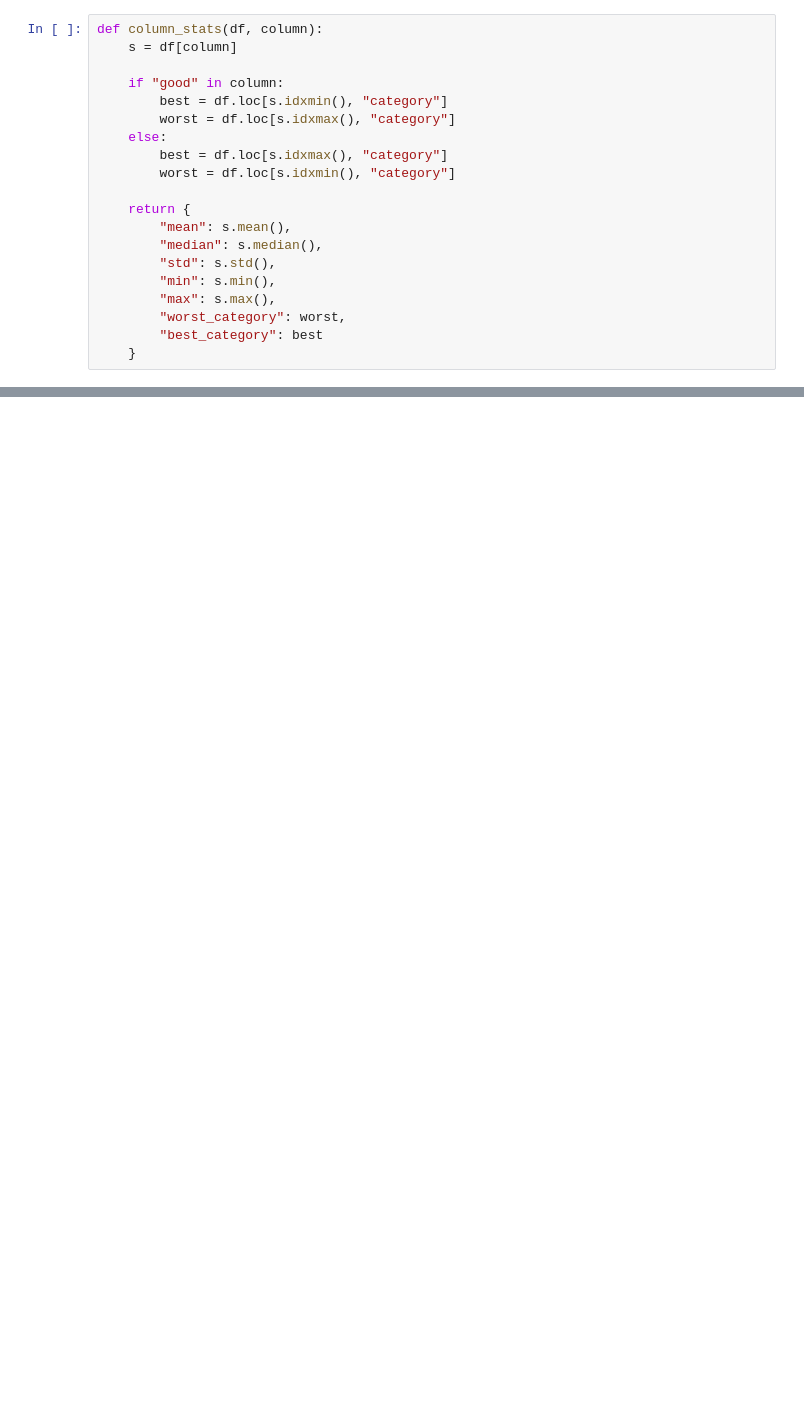
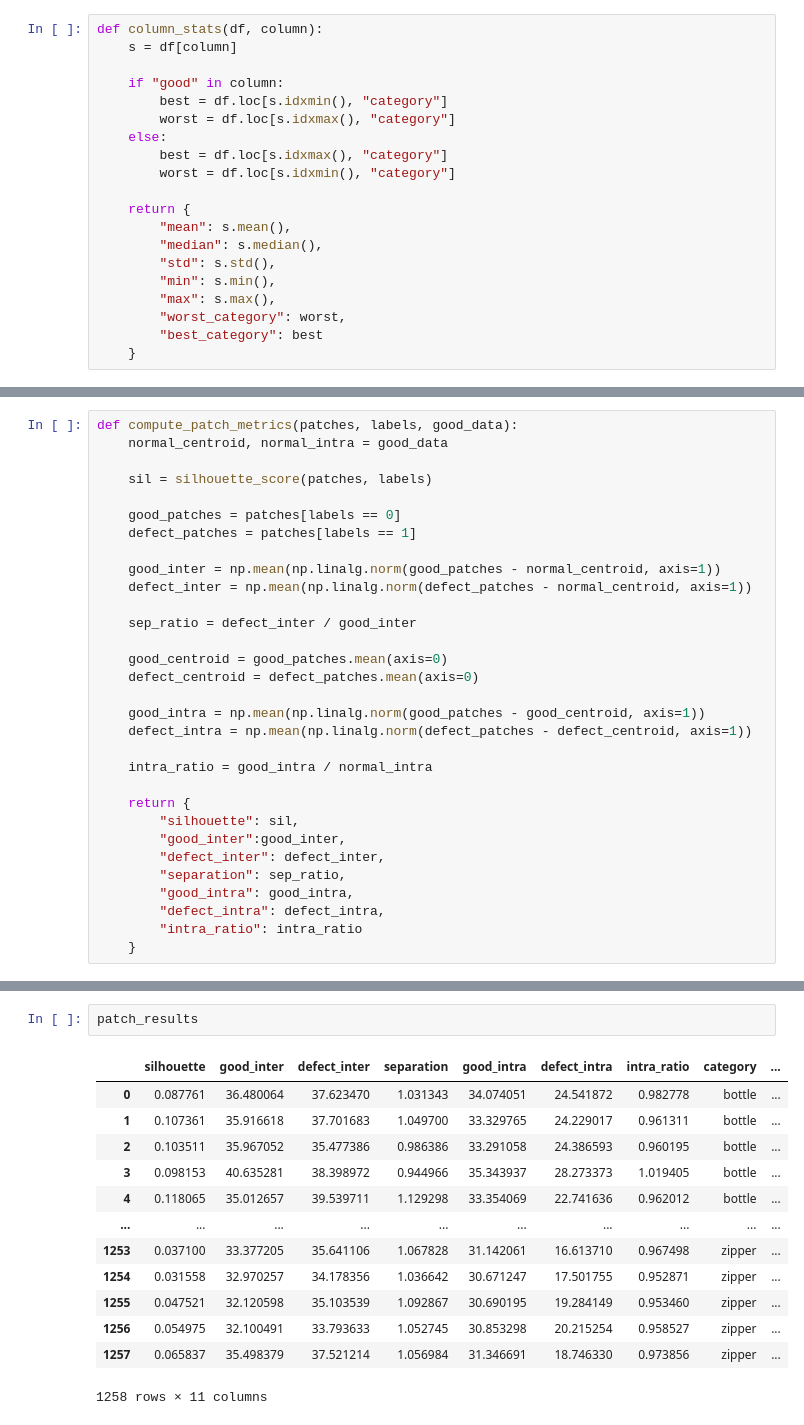
Before and after one commit to CiaranW005/UL-Summer-Bursary-2026, a Jupyter notebook: notebooks/embedding_analysis/emb_visualisation.ipynb, the cells around one changed output, grey strips where cells are left out. Drawn from its saved outputs; the diff is of its cells as text; blank space fills up the shorter version.

```diff
--- a/notebooks/embedding_analysis/emb_visualisation.ipynb
+++ b/notebooks/embedding_analysis/emb_visualisation.ipynb
@@ -596,0 +618,31 @@ Dropdown(options=('bottle', 'cable', 'capsule', 'carpet', 'grid', 'hazelnut', 'l
+# %%
+def compute_patch_metrics(patches, labels, good_data):
+    normal_centroid, normal_intra = good_data
+
+    sil = silhouette_score(patches, labels)
+
+    good_patches = patches[labels == 0]
+    defect_patches = patches[labels == 1]
+
+    good_inter = np.mean(np.linalg.norm(good_patches - normal_centroid, axis=1))
+    defect_inter = np.mean(np.linalg.norm(defect_patches - normal_centroid, axis=1))
+
+    sep_ratio = defect_inter / good_inter
+
+    good_centroid = good_patches.mean(axis=0)
+    defect_centroid = defect_patches.mean(axis=0)
+
+    good_intra = np.mean(np.linalg.norm(good_patches - good_centroid, axis=1))
+    defect_intra = np.mean(np.linalg.norm(defect_patches - defect_centroid, axis=1))
+
+    intra_ratio = good_intra / normal_intra
+
+    return {
+        "silhouette": sil,
+        "good_inter":good_inter,
+        "defect_inter": defect_inter,
+        "separation": sep_ratio,
+        "good_intra": good_intra,
+        "defect_intra": defect_intra,
+        "intra_ratio": intra_ratio
+    }
@@ -596,0 +721,16 @@ Dropdown(options=('bottle', 'cable', 'capsule', 'carpet', 'grid', 'hazelnut', 'l
+# %%
+patch_results
+# %% [output]
+|  | silhouette | good_inter | defect_inter | separation | good_intra | defect_intra | intra_ratio | category | ... |
+| 0 | 0.087761 | 36.480064 | 37.623470 | 1.031343 | 34.074051 | 24.541872 | 0.982778 | bottle | ... |
+| 1 | 0.107361 | 35.916618 | 37.701683 | 1.049700 | 33.329765 | 24.229017 | 0.961311 | bottle | ... |
+| 2 | 0.103511 | 35.967052 | 35.477386 | 0.986386 | 33.291058 | 24.386593 | 0.960195 | bottle | ... |
+| 3 | 0.098153 | 40.635281 | 38.398972 | 0.944966 | 35.343937 | 28.273373 | 1.019405 | bottle | ... |
+| 4 | 0.118065 | 35.012657 | 39.539711 | 1.129298 | 33.354069 | 22.741636 | 0.962012 | bottle | ... |
+| ... | ... | ... | ... | ... | ... | ... | ... | ... | ... |
+| 1253 | 0.037100 | 33.377205 | 35.641106 | 1.067828 | 31.142061 | 16.613710 | 0.967498 | zipper | ... |
+| 1254 | 0.031558 | 32.970257 | 34.178356 | 1.036642 | 30.671247 | 17.501755 | 0.952871 | zipper | ... |
+| 1255 | 0.047521 | 32.120598 | 35.103539 | 1.092867 | 30.690195 | 19.284149 | 0.953460 | zipper | ... |
+| 1256 | 0.054975 | 32.100491 | 33.793633 | 1.052745 | 30.853298 | 20.215254 | 0.958527 | zipper | ... |
+| 1257 | 0.065837 | 35.498379 | 37.521214 | 1.056984 | 31.346691 | 18.746330 | 0.973856 | zipper | ... |
+1258 rows × 11 columns
```
Also changed, not shown: parts of 13 cells of this notebook, 30 other files.
